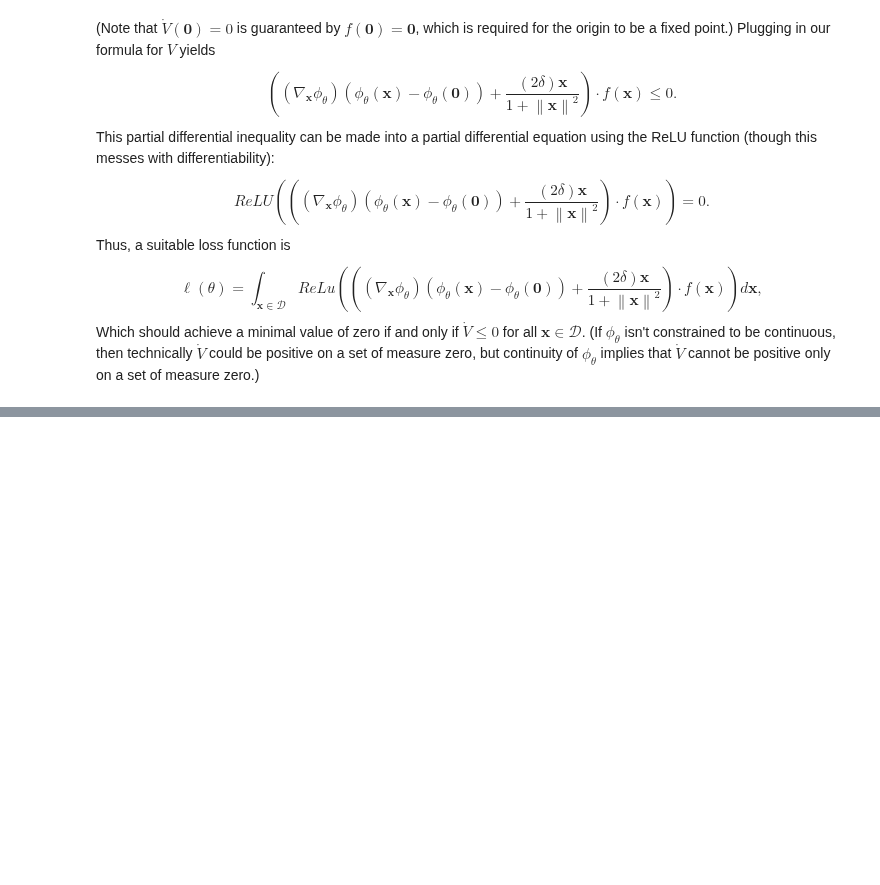
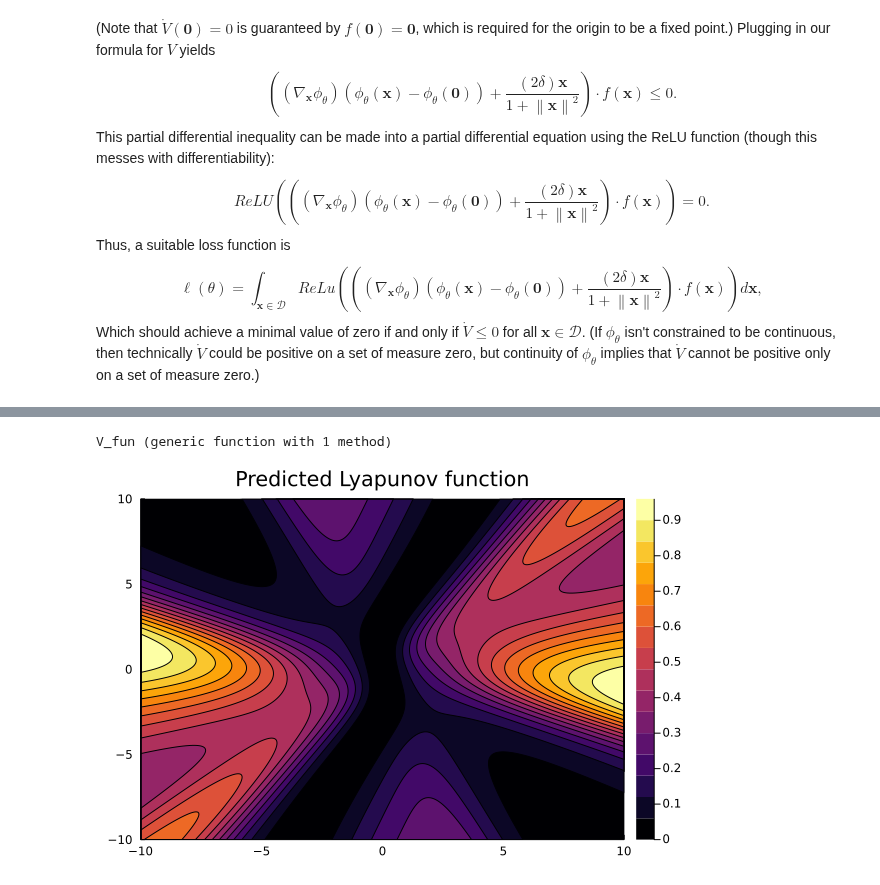
Before and after one commit to SciML/NeuralLyapunov.jl, a Jupyter notebook: damped_harmonic_oscillator.ipynb, the cells around one changed output, grey strips where cells are left out. Cells and saved outputs as stored; diff of their text form; code cells hidden in the pictures; blank space fills up the shorter version.

```diff
--- a/damped_harmonic_oscillator.ipynb
+++ b/damped_harmonic_oscillator.ipynb
@@ -195,0 +195,9 @@ TypeError: TypeError: non-boolean (BitMatrix) used in boolean context
+# %%
+φ_fun(x,v) = first(phi([x,v],res.minimizer));
+V_fun(x,v) = norm(φ_fun(x,v) - φ_fun(0.,0.))^2 + δ * log(1.0 + x^2 + v^2)
+# %% [output]
+V_fun (generic function with 1 method)
+# %%
+xs,vs = [ModelingToolkit.infimum(d.domain):dx/2:ModelingToolkit.supremum(d.domain) for d in domains]
+
+V_predict = reshape([V_fun(x,v) for x in xs for v in vs], (length(xs), length(vs)));
@@ -195,0 +206,4 @@ TypeError: TypeError: non-boolean (BitMatrix) used in boolean context
+# %%
+plot(xs, vs, V_predict, linetype=:contourf,title = "Predicted Lyapunov function")
+# %% [output]
+[figure, added]
```
Also changed, not shown: parts of 5 cells of this notebook.
